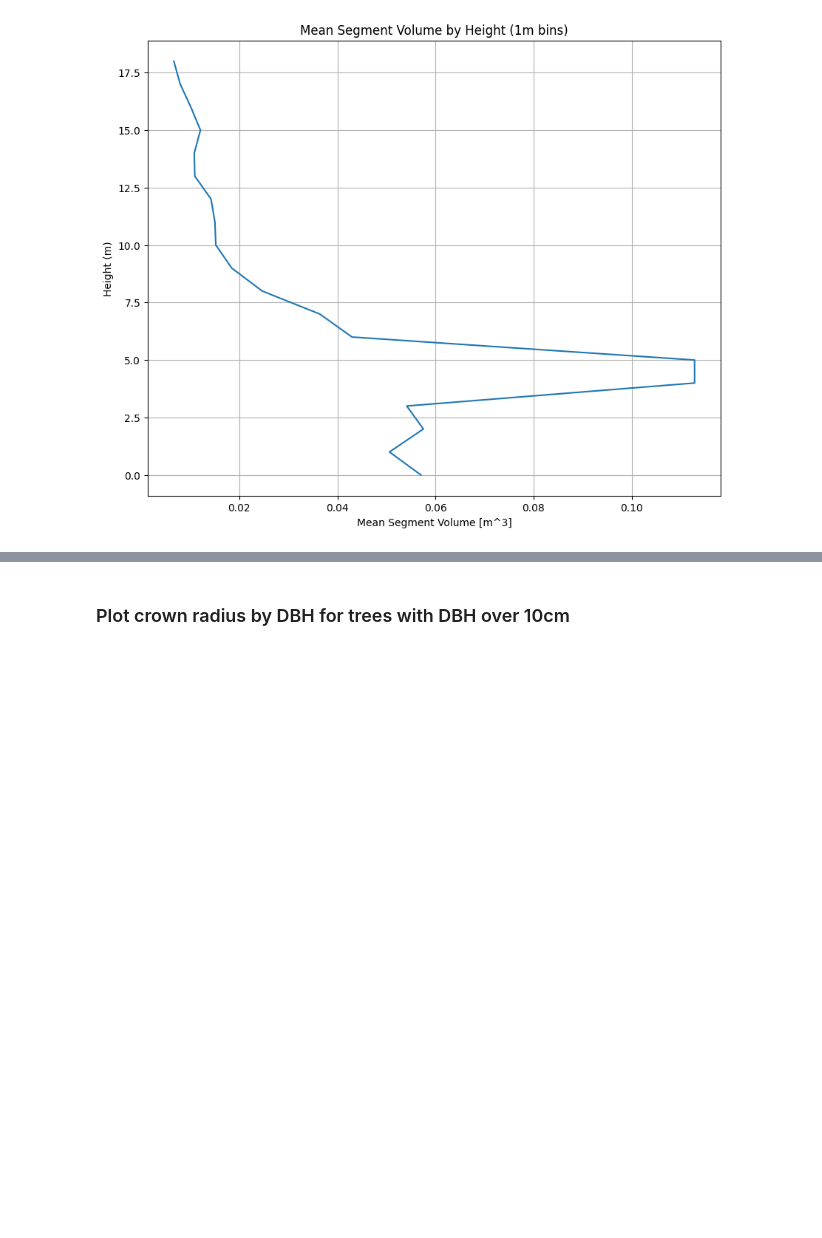
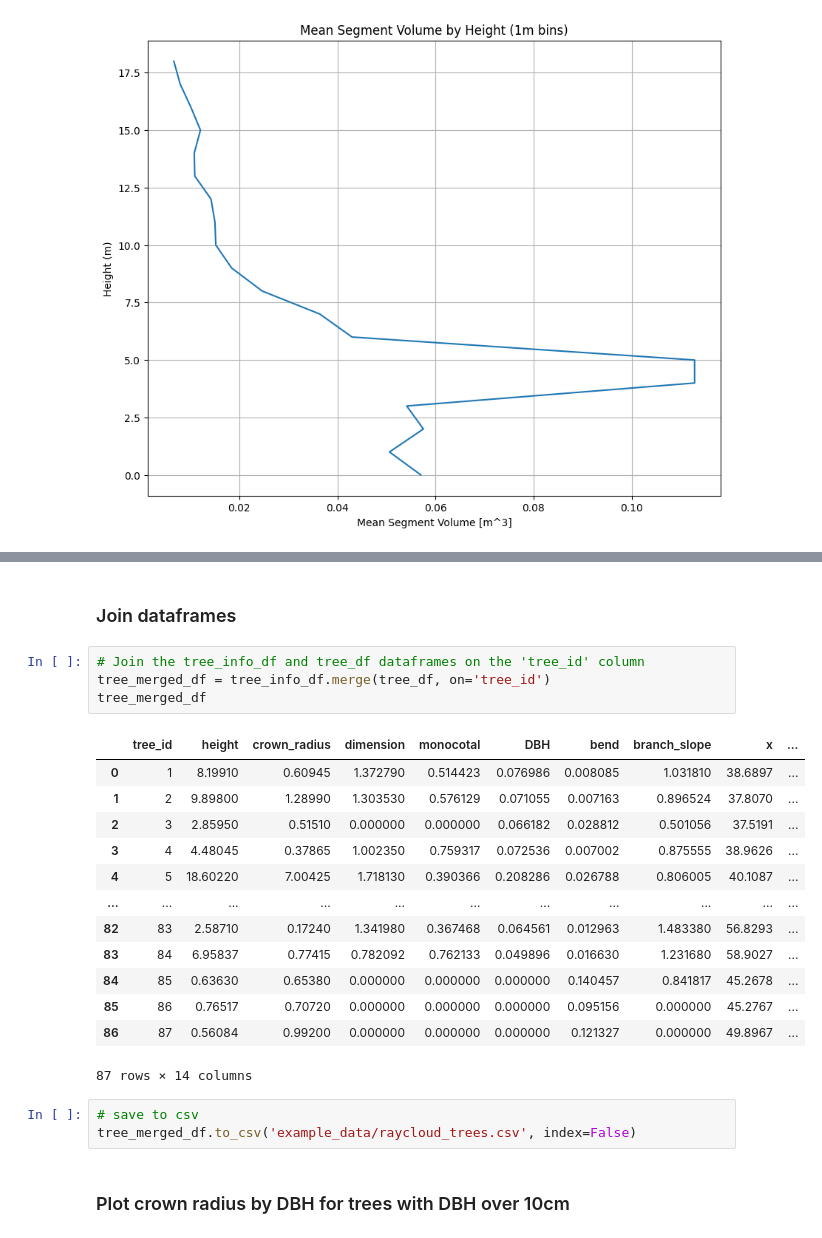
Before and after one commit to tim-devereux/PyTreeFile, a Jupyter notebook: notebooks/treefile_example.ipynb, the cells around one changed output, grey strips where cells are left out. Cells and saved outputs as stored; diff of their text form; blank space fills up the shorter version.

```diff
--- a/notebooks/treefile_example.ipynb
+++ b/notebooks/treefile_example.ipynb
@@ -107,3 +126,26 @@ tree_df
+# %% [markdown]
+### Join dataframes
+# %%
+# Join the tree_info_df and tree_df dataframes on the 'tree_id' column
+tree_merged_df = tree_info_df.merge(tree_df, on='tree_id')
+tree_merged_df
+# %% [output]
+|  | tree_id | height | crown_radius | dimension | monocotal | DBH | bend | branch_slope | x | ... |
+| 0 | 1 | 8.19910 | 0.60945 | 1.372790 | 0.514423 | 0.076986 | 0.008085 | 1.031810 | 38.6897 | ... |
+| 1 | 2 | 9.89800 | 1.28990 | 1.303530 | 0.576129 | 0.071055 | 0.007163 | 0.896524 | 37.8070 | ... |
+| 2 | 3 | 2.85950 | 0.51510 | 0.000000 | 0.000000 | 0.066182 | 0.028812 | 0.501056 | 37.5191 | ... |
+| 3 | 4 | 4.48045 | 0.37865 | 1.002350 | 0.759317 | 0.072536 | 0.007002 | 0.875555 | 38.9626 | ... |
+| 4 | 5 | 18.60220 | 7.00425 | 1.718130 | 0.390366 | 0.208286 | 0.026788 | 0.806005 | 40.1087 | ... |
+| ... | ... | ... | ... | ... | ... | ... | ... | ... | ... | ... |
+| 82 | 83 | 2.58710 | 0.17240 | 1.341980 | 0.367468 | 0.064561 | 0.012963 | 1.483380 | 56.8293 | ... |
+| 83 | 84 | 6.95837 | 0.77415 | 0.782092 | 0.762133 | 0.049896 | 0.016630 | 1.231680 | 58.9027 | ... |
+| 84 | 85 | 0.63630 | 0.65380 | 0.000000 | 0.000000 | 0.000000 | 0.140457 | 0.841817 | 45.2678 | ... |
+| 85 | 86 | 0.76517 | 0.70720 | 0.000000 | 0.000000 | 0.000000 | 0.095156 | 0.000000 | 45.2767 | ... |
+| 86 | 87 | 0.56084 | 0.99200 | 0.000000 | 0.000000 | 0.000000 | 0.121327 | 0.000000 | 49.8967 | ... |
+87 rows × 14 columns
+# %%
+# save to csv
+tree_merged_df.to_csv('example_data/raycloud_trees.csv', index=False)
 # %% [markdown]
 ### Plot crown radius by DBH for trees with DBH over 10cm
 # %%
```
Also changed, not shown: parts of 11 cells of this notebook, 2 other files.
